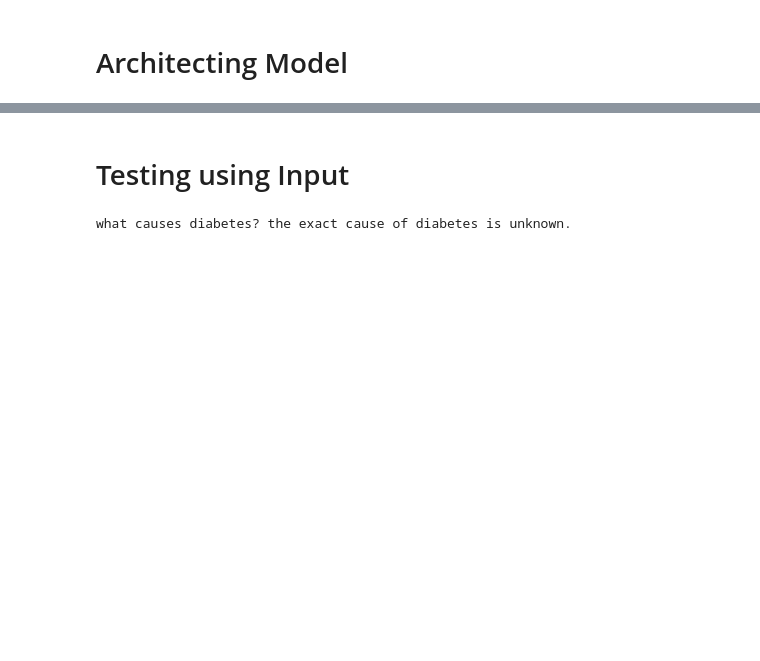
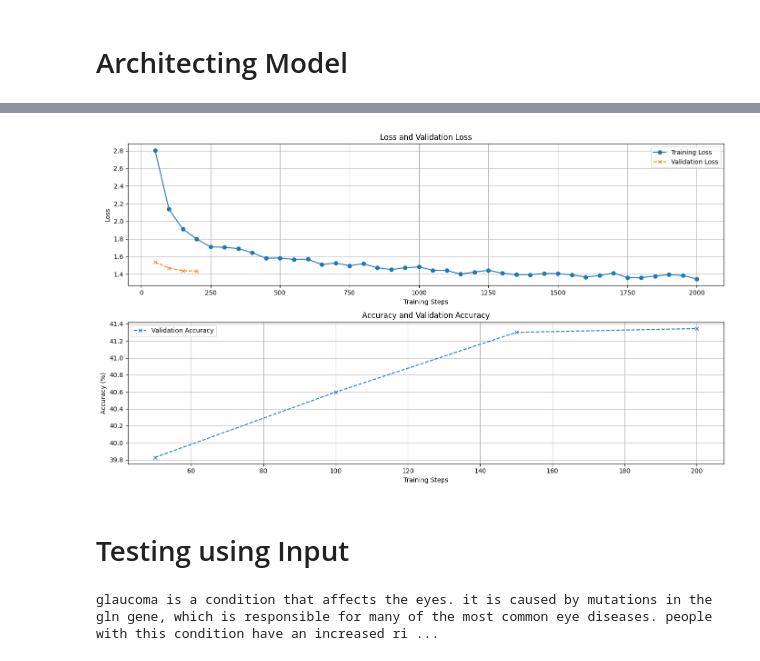
Before and after one commit to Capstone-Bangkit-Healthcare-Chatbot/Chatbot-bangkit, a Jupyter notebook: Testing Model/Testing using T5 base/chatbot-bangkit.ipynb, the cells around one changed output, grey strips where cells are left out. Cells and saved outputs as stored; diff of their text form; code cells hidden in the pictures; blank space fills up the shorter version.

```diff
--- a/Testing Model/Testing using T5 base/chatbot-bangkit.ipynb
+++ b/Testing Model/Testing using T5 base/chatbot-bangkit.ipynb
@@ -369,3 +310,54 @@ There were missing keys in the checkpoint model loaded: ['encoder.embed_tokens.w
+# %%
+steps = []
+training_loss = []
+validation_loss = []
+accuracy = []
+validation_accuracy = []
+# print(log_history)
+
+# Parse log history to extract relevant metrics
+for entry in log_history:
+    if "loss" in entry:
+        steps.append(entry["step"])
+        training_loss.append(entry["loss"])
+    if "eval_loss" in entry:
+        validation_loss.append(entry["eval_loss"])
+    if "accuracy" in entry:
+        accuracy.append(entry["accuracy"])
+    if "eval_validation_accuracy" in entry:
+        validation_accuracy.append(entry["eval_validation_accuracy"])
+
+# Plot metrics
+plt.figure(figsize=(14, 8))
+
+# Subplot 1: Loss vs Validation Loss
+plt.subplot(2, 1, 1)
+plt.plot(steps[:len(training_loss)], training_loss, label="Training Loss", marker="o", linestyle="-")
+if validation_loss:
+    plt.plot(steps[:len(validation_loss)], validation_loss, label="Validation Loss", marker="x", linestyle="--")
+plt.title("Loss and Validation Loss")
+plt.xlabel("Training Steps")
+plt.ylabel("Loss")
+plt.legend()
+plt.grid(True)
+
+# Subplot 2: Accuracy vs Validation Accuracy
+plt.subplot(2, 1, 2)
+if accuracy:
+    plt.plot(steps[:len(accuracy)], accuracy, label="Training Accuracy", marker="o", linestyle="-")
+if validation_accuracy:
+    plt.plot(steps[:len(validation_accuracy)], validation_accuracy, label="Validation Accuracy", marker="x", linestyle="--")
+plt.title("Accuracy and Validation Accuracy")
+plt.xlabel("Training Steps")
+plt.ylabel("Accuracy (%)")
+plt.legend()
+plt.grid(True)
+
+# Show the plots
+plt.tight_layout()
+plt.show()
+# %% [output]
+[figure, added]
 # %% [markdown]
 # Testing using Input
 # %%
@@ -391,7 +383,7 @@ def generate_response(question):
     return tokenizer.decode(outputs[0], skip_special_tokens=True)
 
 # Example usage
-response = generate_response("What causes diabetes ?")
+response = generate_response("What is glaucoma ?")
 print(response)
 # %% [output]
-what causes diabetes? the exact cause of diabetes is unknown.
+glaucoma is a condition that affects the eyes. it is caused by mutations in the gln gene, which is responsible for many of the most common eye diseases. people with this condition have an increased ri ...
```
Also changed, not shown: parts of 3 cells of this notebook, 12 other files.
